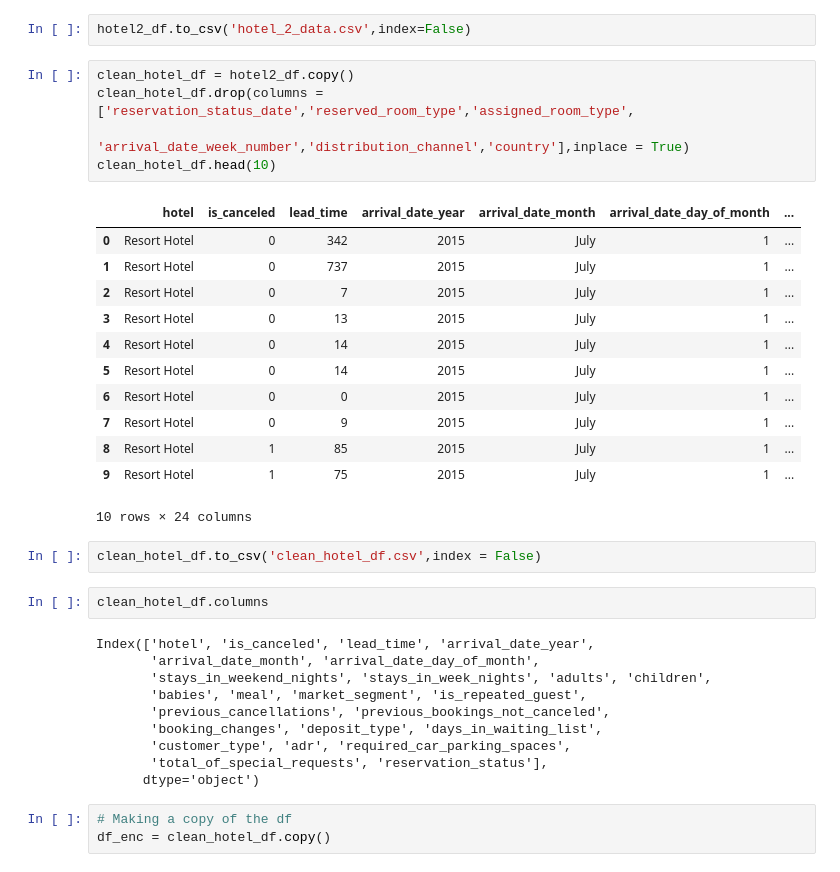
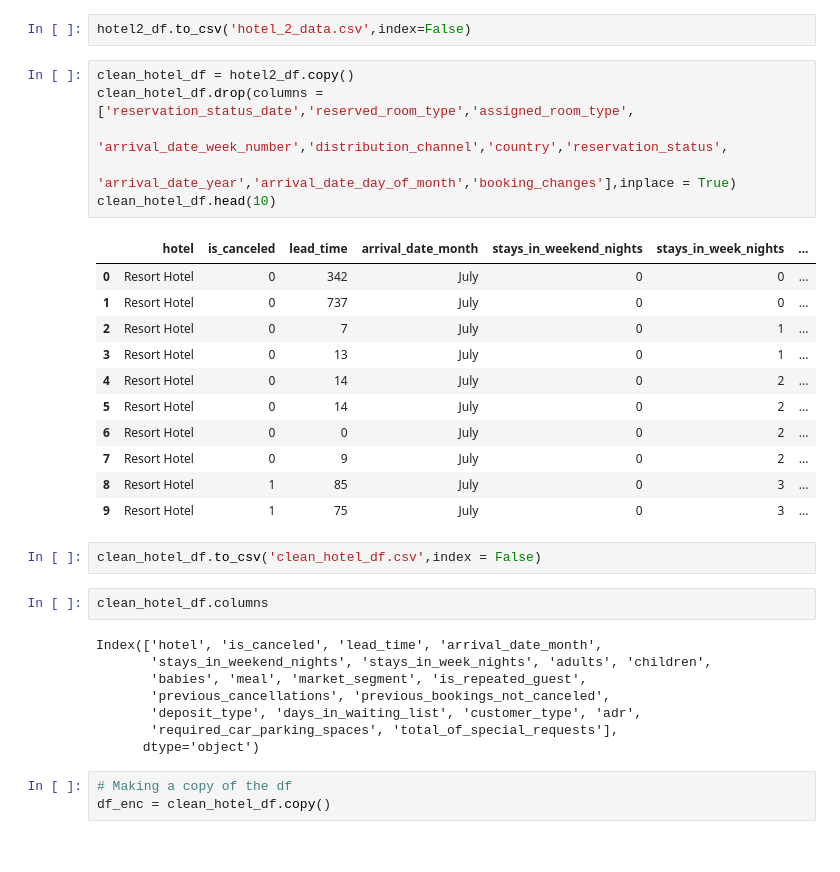
Before and after one commit to abrodyyy/Hotel_Repo, a Jupyter notebook: Preprocessing_and_ML_Model.ipynb, the cells around one changed output. Cells and saved outputs as stored; diff of their text form.

```diff
--- a/Preprocessing_and_ML_Model.ipynb
+++ b/Preprocessing_and_ML_Model.ipynb
@@ -148,34 +165,32 @@ hotel2_df.to_csv('hotel_2_data.csv',index=False)
 # %%
 clean_hotel_df = hotel2_df.copy()
 clean_hotel_df.drop(columns = ['reservation_status_date','reserved_room_type','assigned_room_type',
-                           'arrival_date_week_number','distribution_channel','country'],inplace = True)
+                           'arrival_date_week_number','distribution_channel','country','reservation_status',
+                           'arrival_date_year','arrival_date_day_of_month','booking_changes'],inplace = True)
 clean_hotel_df.head(10)
 # %% [output]
-|  | hotel | is_canceled | lead_time | arrival_date_year | arrival_date_month | arrival_date_day_of_month | ... |
-| 0 | Resort Hotel | 0 | 342 | 2015 | July | 1 | ... |
-| 1 | Resort Hotel | 0 | 737 | 2015 | July | 1 | ... |
-| 2 | Resort Hotel | 0 | 7 | 2015 | July | 1 | ... |
-| 3 | Resort Hotel | 0 | 13 | 2015 | July | 1 | ... |
-| 4 | Resort Hotel | 0 | 14 | 2015 | July | 1 | ... |
-| 5 | Resort Hotel | 0 | 14 | 2015 | July | 1 | ... |
-| 6 | Resort Hotel | 0 | 0 | 2015 | July | 1 | ... |
-| 7 | Resort Hotel | 0 | 9 | 2015 | July | 1 | ... |
-| 8 | Resort Hotel | 1 | 85 | 2015 | July | 1 | ... |
-| 9 | Resort Hotel | 1 | 75 | 2015 | July | 1 | ... |
+|  | hotel | is_canceled | lead_time | arrival_date_month | stays_in_weekend_nights | stays_in_week_nights | ... |
+| 0 | Resort Hotel | 0 | 342 | July | 0 | 0 | ... |
+| 1 | Resort Hotel | 0 | 737 | July | 0 | 0 | ... |
+| 2 | Resort Hotel | 0 | 7 | July | 0 | 1 | ... |
+| 3 | Resort Hotel | 0 | 13 | July | 0 | 1 | ... |
+| 4 | Resort Hotel | 0 | 14 | July | 0 | 2 | ... |
+| 5 | Resort Hotel | 0 | 14 | July | 0 | 2 | ... |
+| 6 | Resort Hotel | 0 | 0 | July | 0 | 2 | ... |
+| 7 | Resort Hotel | 0 | 9 | July | 0 | 2 | ... |
+| 8 | Resort Hotel | 1 | 85 | July | 0 | 3 | ... |
+| 9 | Resort Hotel | 1 | 75 | July | 0 | 3 | ... |
-10 rows × 24 columns
 # %%
 clean_hotel_df.to_csv('clean_hotel_df.csv',index = False)
 # %%
 clean_hotel_df.columns
 # %% [output]
-Index(['hotel', 'is_canceled', 'lead_time', 'arrival_date_year',
-       'arrival_date_month', 'arrival_date_day_of_month',
+Index(['hotel', 'is_canceled', 'lead_time', 'arrival_date_month',
        'stays_in_weekend_nights', 'stays_in_week_nights', 'adults', 'children',
        'babies', 'meal', 'market_segment', 'is_repeated_guest',
        'previous_cancellations', 'previous_bookings_not_canceled',
-       'booking_changes', 'deposit_type', 'days_in_waiting_list',
-       'customer_type', 'adr', 'required_car_parking_spaces',
-       'total_of_special_requests', 'reservation_status'],
+       'deposit_type', 'days_in_waiting_list', 'customer_type', 'adr',
+       'required_car_parking_spaces', 'total_of_special_requests'],
       dtype='object')
 # %%
 # Making a copy of the df
```
Also changed, not shown: parts of 31 cells of this notebook.
